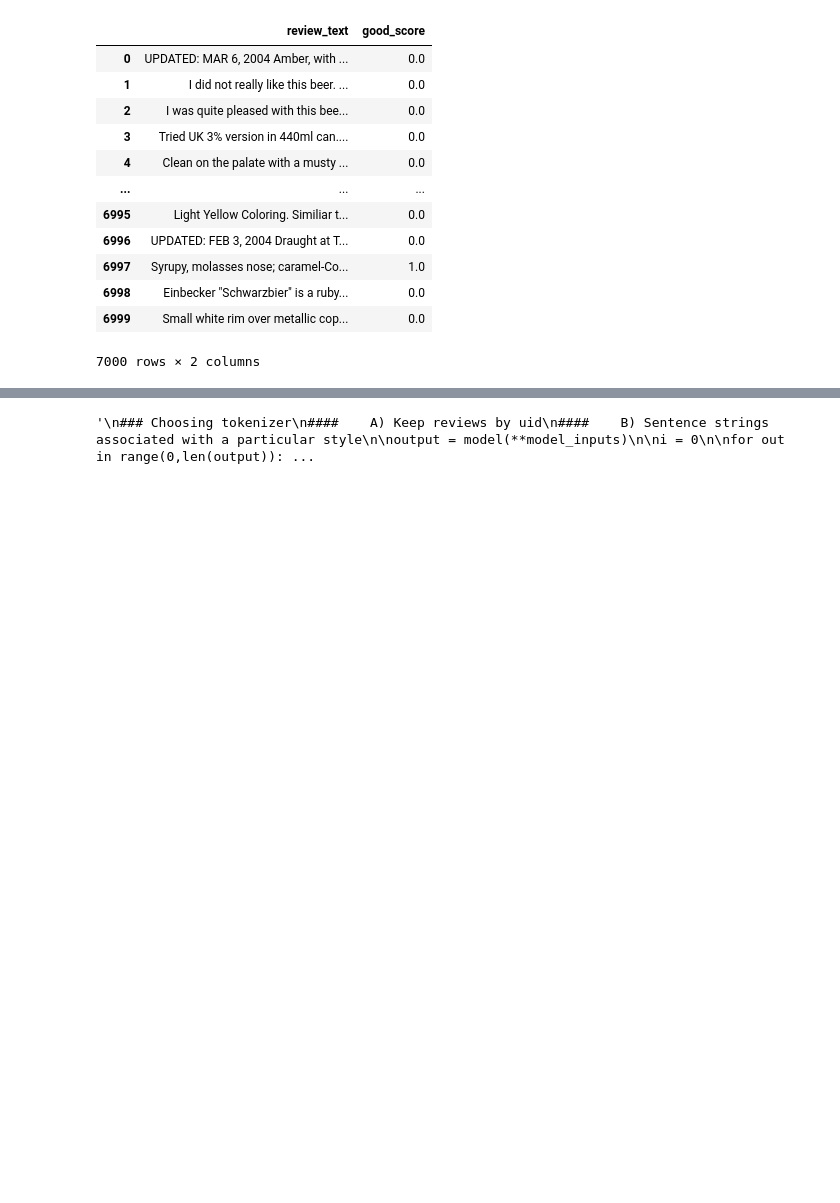
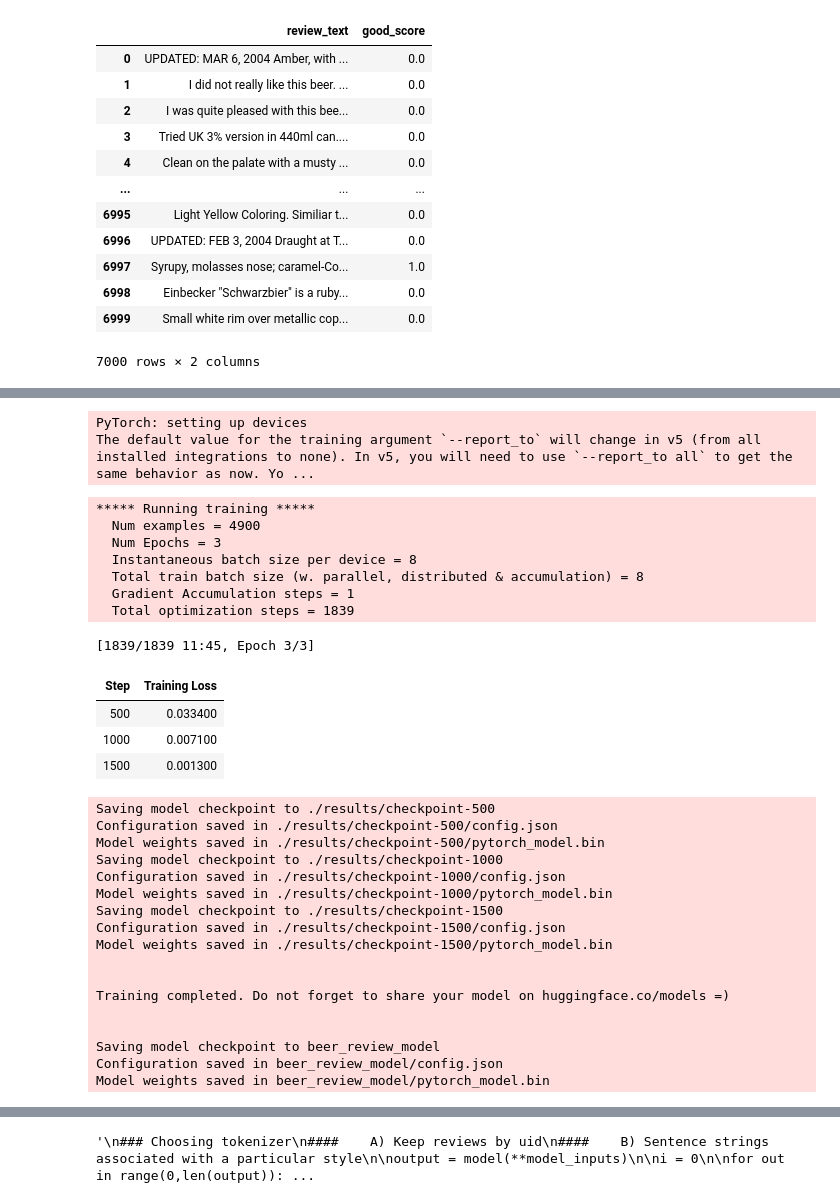
Before and after one commit to ericsdata/colinsbeer, a Jupyter notebook: src/BeerSentiment.ipynb, the cells around one changed output, grey strips where cells are left out. Saved outputs shown, nothing was run; the diff lists cells and outputs as text; code cells hidden in the pictures; blank space fills up the shorter version.

```diff
--- a/src/BeerSentiment.ipynb
+++ b/src/BeerSentiment.ipynb
@@ -68,0 +85,3 @@ from transformers import AdamW, AutoTokenizer, AutoModelForSequenceClassificatio
+# %%
+train =  dat.loc[train_idx]
+test = dat.loc[~dat.index.isin(train_idx)]
@@ -68,0 +101,13 @@ from transformers import AdamW, AutoTokenizer, AutoModelForSequenceClassificatio
+# %%
+checkpoint = "distilbert-base-uncased-finetuned-sst-2-english"
+
+from transformers import AutoModelForSequenceClassification
+model = AutoModelForSequenceClassification.from_pretrained("distilbert-base-uncased", num_labels=1)
+
+tokenizer = AutoTokenizer.from_pretrained(checkpoint)
+
+
+### Make encodings of the data
+
+train_encodings = tokenizer(train['review_text'].astype(str).to_list(), truncation = True, padding = True)
+test_encodings = tokenizer(test['review_text'].astype(str).to_list(), truncation = True, padding = True)
@@ -68,0 +155,56 @@ from transformers import AdamW, AutoTokenizer, AutoModelForSequenceClassificatio
+# %%
+from transformers import DistilBertForSequenceClassification, Trainer, TrainingArguments
+
+labels = [0,1]
+
+training_args = TrainingArguments(
+    output_dir='./results',
+    num_train_epochs=3,
+    per_device_train_batch_size=8,
+    per_device_eval_batch_size=4,
+    weight_decay=0.01,
+)
+
+
+trainer = Trainer(
+    model=model,
+    args=training_args,
+    train_dataset=train_dataset,
+    eval_dataset=test_dataset
+)
+# %% [output]
+PyTorch: setting up devices
+The default value for the training argument `--report_to` will change in v5 (from all installed integrations to none). In v5, you will need to use `--report_to all` to get the same behavior as now. Yo ...
+# %%
+trainer.train()
+trainer.save_model("beer_review_model")
+# %% [output]
+***** Running training *****
+  Num examples = 4900
+  Num Epochs = 3
+  Instantaneous batch size per device = 8
+  Total train batch size (w. parallel, distributed & accumulation) = 8
+  Gradient Accumulation steps = 1
+  Total optimization steps = 1839
+[1839/1839 11:45, Epoch 3/3]
+| Step | Training Loss |
+| 500 | 0.033400 |
+| 1000 | 0.007100 |
+| 1500 | 0.001300 |
+Saving model checkpoint to ./results/checkpoint-500
+Configuration saved in ./results/checkpoint-500/config.json
+Model weights saved in ./results/checkpoint-500/pytorch_model.bin
+Saving model checkpoint to ./results/checkpoint-1000
+Configuration saved in ./results/checkpoint-1000/config.json
+Model weights saved in ./results/checkpoint-1000/pytorch_model.bin
+Saving model checkpoint to ./results/checkpoint-1500
+Configuration saved in ./results/checkpoint-1500/config.json
+Model weights saved in ./results/checkpoint-1500/pytorch_model.bin
+
+
+Training completed. Do not forget to share your model on huggingface.co/models =)
+
+
+Saving model checkpoint to beer_review_model
+Configuration saved in beer_review_model/config.json
+Model weights saved in beer_review_model/pytorch_model.bin
```
Also changed, not shown: parts of 20 cells of this notebook.
